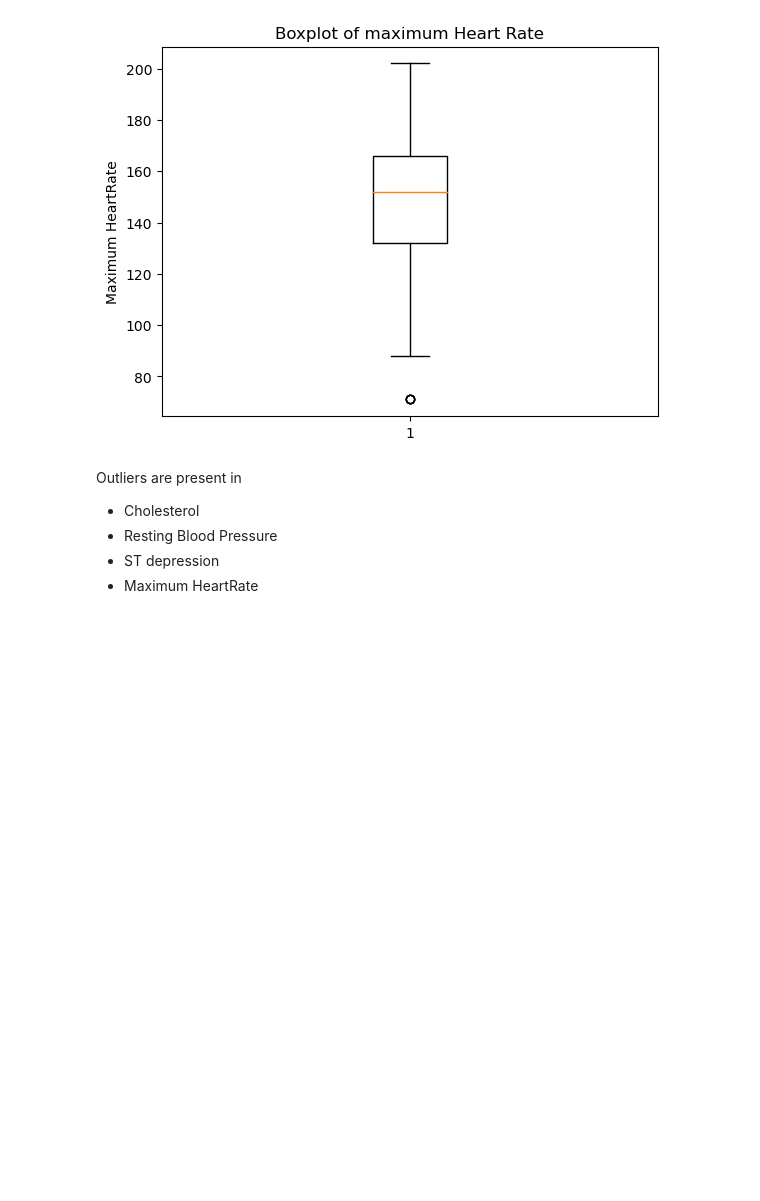
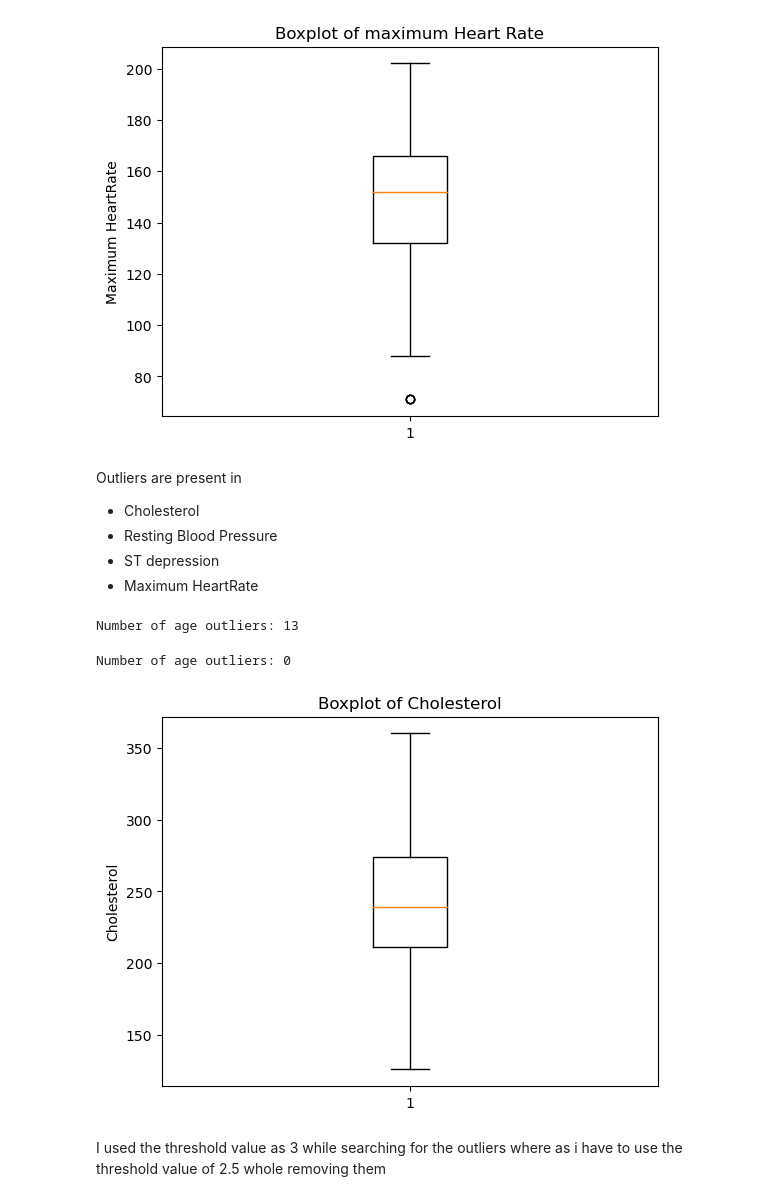
Before and after one commit to FiNiX-GaMmA/heart_diesease_ml_project, a Jupyter notebook: heart-disease-prediction-workbench.ipynb, the cells around one changed output. Drawn from its saved outputs; the diff is of its cells as text; code cells hidden in the pictures; blank space fills up the shorter version.

Commit message:
Kaggle Notebook | heart_disease_prediction_workbench | removing the outliers

```diff
--- a/heart-disease-prediction-workbench.ipynb
+++ b/heart-disease-prediction-workbench.ipynb
@@ -211,3 +204,48 @@ Outliers are present in
 - Resting Blood Pressure
 - ST depression
 - Maximum HeartRate
+# %%
+from scipy import stats
+import pandas as pd
+import numpy as np
+
+# Load the dataset
+data_outlier = pd.read_csv('/kaggle/input/heart-disease-dataset/heart.csv')
+
+# Calculate the z-score for each data point in the "Cholesterol" column
+z_scores = stats.zscore(data_outlier['chol'])
+
+# Define a threshold for outliers (e.g., 3 standard deviations away from the mean)
+threshold = 2.5
+
+# Find the data points that have a z-score beyond the threshold
+outliers_cholesterol = np.where(np.abs(z_scores) > threshold)
+
+# Remove the outliers from the dataset
+data_outlier = data_outlier.drop(outliers_cholesterol[0])
+# %%
+# Apply the outlier detection function to the age column
+outliers_chol = detect_outliers_zscore(data['chol'])
+
+# Print the number of outliers detected
+print(f"Number of age outliers: {outliers_chol.sum()}")
+# %% [output]
+Number of age outliers: 13
+# %%
+# Apply the outlier detection function to the age column
+outliers_chol = detect_outliers_zscore(data_outlier['chol'])
+
+# Print the number of outliers detected
+print(f"Number of age outliers: {outliers_chol.sum()}")
+# %% [output]
+Number of age outliers: 0
+# %%
+# Create a boxplot of the "chol" column in the rmoved outlier part
+plt.boxplot(data_outlier['chol'])
+plt.title('Boxplot of Cholesterol')
+plt.ylabel('Cholesterol')
+plt.show()
+# %% [output]
+[figure, added]
+# %% [markdown]
+I used the threshold value as 3 while searching for the outliers where as i have to use the threshold value of 2.5 whole removing them
```
Also changed, not shown: parts of 3 cells of this notebook.
